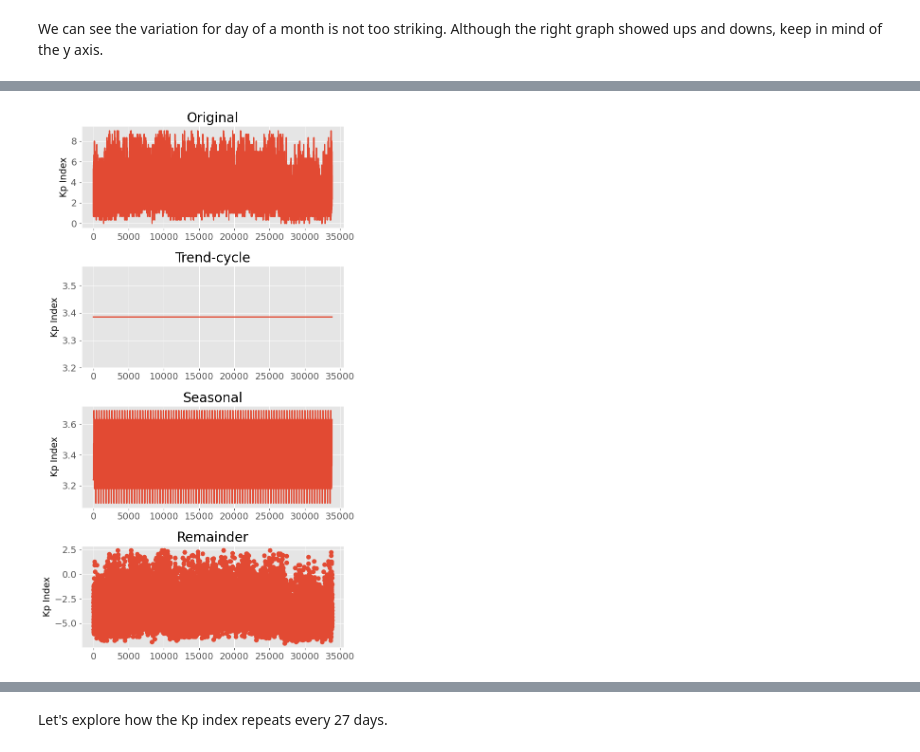
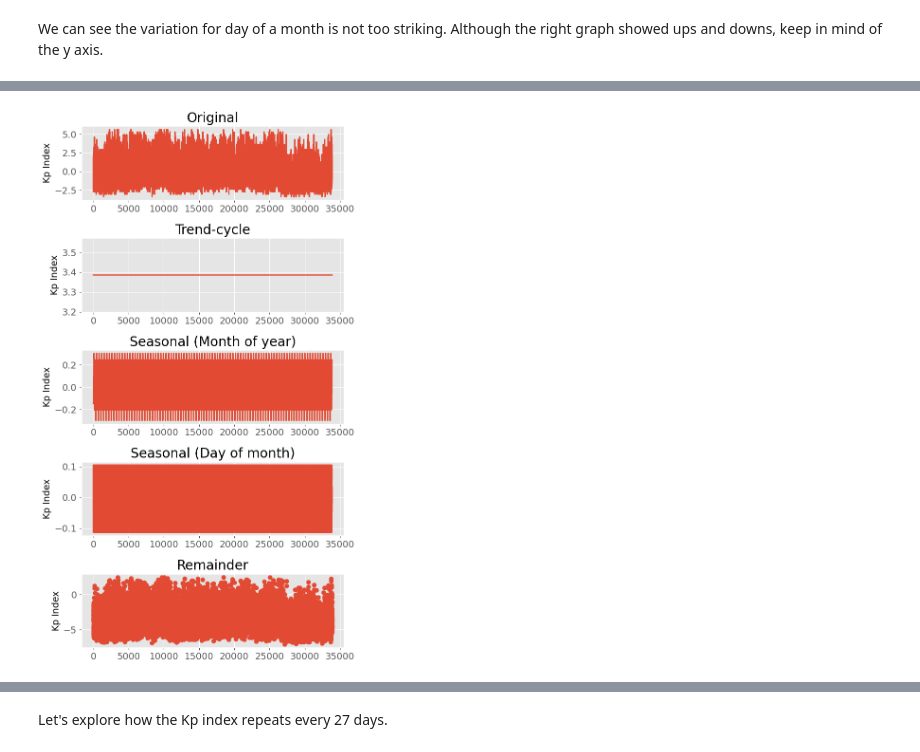
Before and after one commit to hcwang24/Aurora_Watch, a Jupyter notebook: aurora.ipynb, the cells around one changed output, grey strips where cells are left out. Cells and saved outputs as stored; diff of their text form; code cells hidden in the pictures.

```diff
--- a/aurora.ipynb
+++ b/aurora.ipynb
@@ -216,6 +216,7 @@ plt.tight_layout();
 # %% [markdown]
 Looks like the polynomial fit of order 0 is already working pretty well. I guess the data over the entire period of time isn't increaseing or decreasing. The lines oscillates around Kp_Index of `3.385272`, as indicated in the `Poly. fit (order 0)`. We can use detrending to remove this.
 # %%
-daily_max_df['detrended'] = daily_max_df["Kp_Index"] - daily_max_df['Poly. fit (order 0)']
+# daily_max_df['detrended'] = daily_max_df["Kp_Index"] - daily_max_df['Poly. fit (order 0)']
+daily_max_df['Kp_Index'] = daily_max_df["Kp_Index"] - daily_max_df['Poly. fit (order 0)']
 daily_max_df.head()
 # %% [output]
@@ -326,4 +323,6 @@ Let's save both month of a year and day of a month as addition features in our d
 # %%
+daily_max_df = daily_max_df.merge(day_of_month, left_on=daily_max_df['Datetime'].dt.day, right_on='Day', how='left')
 daily_max_df = daily_max_df.merge(month_of_year, left_on=daily_max_df['Datetime'].dt.month, right_on='Month', how='left')
-daily_max_df
+
+daily_max_df.head()
 # %% [output]
@@ -343,12 +335,13 @@ daily_max_df
 # %%
 # Estimating the remainder
-daily_max_df["remainder"] = daily_max_df["Kp_Index"] - daily_max_df["Poly. fit (order 0)"] - daily_max_df["Mean_monthly_peak_Kp"]
+daily_max_df["remainder"] = daily_max_df["Kp_Index"] - daily_max_df["Poly. fit (order 0)"] - daily_max_df["Mean_monthly_peak_Kp"] - daily_max_df["Mean_dayofmonth_peak_Kp"]
 
-fig, axes = plt.subplots(nrows=4, ncols=1, figsize=(7, 12))
+fig, axes = plt.subplots(nrows=5, ncols=1, figsize=(7, 12))
 daily_max_df["Kp_Index"].plot.line(ylabel="Kp Index", title="Original", xlabel="", ax=axes[0])
 daily_max_df["Poly. fit (order 0)"].plot.line(ylabel="Kp Index", title="Trend-cycle", xlabel="", ax=axes[1])
-daily_max_df["Mean_monthly_peak_Kp"].plot.line(ylabel="Kp Index", title="Seasonal", xlabel="", ax=axes[2])
-daily_max_df["remainder"].plot.line(ylabel="Kp Index", title="Remainder", ax=axes[3], marker="o", linestyle="")
+daily_max_df["Mean_monthly_peak_Kp"].plot.line(ylabel="Kp Index", title="Seasonal (Month of year)", xlabel="", ax=axes[2])
+daily_max_df["Mean_dayofmonth_peak_Kp"].plot.line(ylabel="Kp Index", title="Seasonal (Day of month)", xlabel="", ax=axes[3])
+daily_max_df["remainder"].plot.line(ylabel="Kp Index", title="Remainder", ax=axes[4], marker="o", linestyle="")
 plt.tight_layout();
 # %% [output]
-[figure, old version]
+[figure, new version]
```
Also changed, not shown: parts of 45 cells of this notebook, 1 other file.
